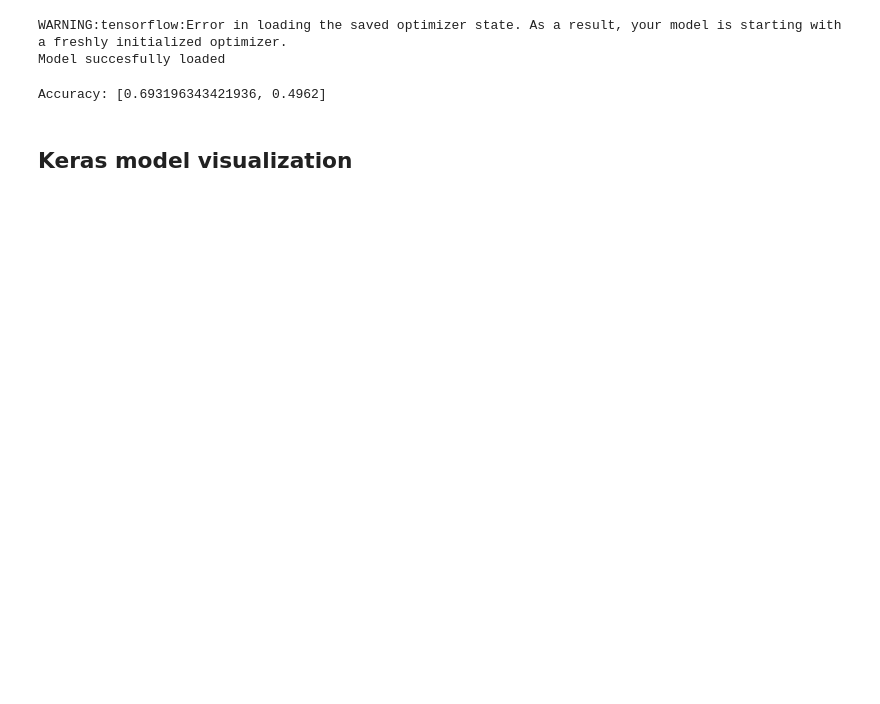
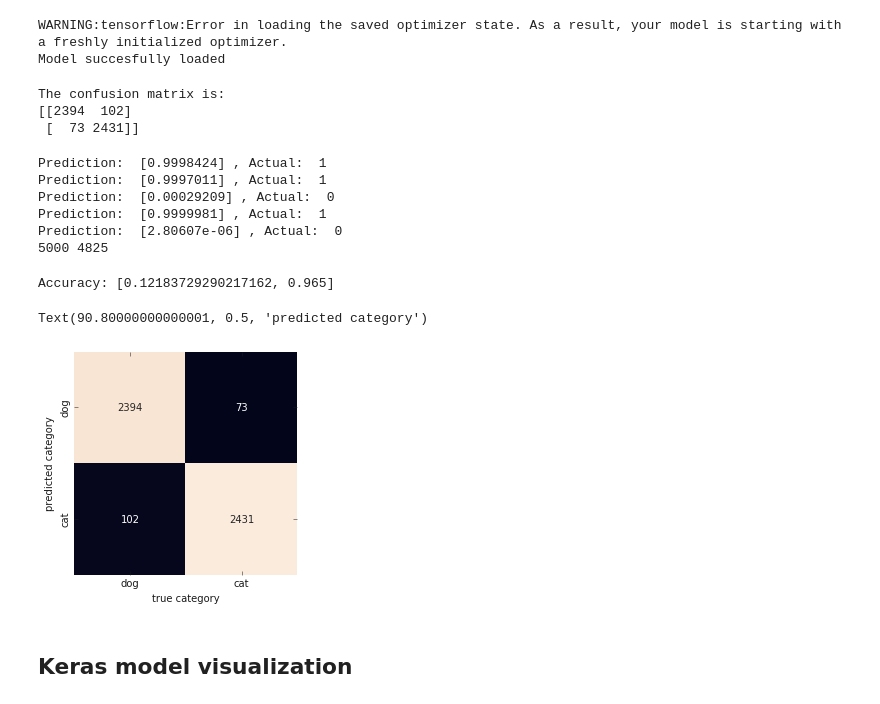
Before and after one commit to robbedec/bachproef-automl, a Jupyter notebook: notebooks/autokeras-v2.ipynb, the cells around one changed output. Cells and saved outputs as stored; diff of their text form; code cells hidden in the pictures; blank space fills up the shorter version.

```diff
--- a/notebooks/autokeras-v2.ipynb
+++ b/notebooks/autokeras-v2.ipynb
@@ -71,20 +71,14 @@ x_test = np.array([data[0] for data in test], 'float32')
 y_train = [data[1] for data in train]
 y_test = [data[1] for data in test]
 # %%
-#x_train = np.array(x_train).reshape(-1,SIZE,SIZE,1)
-#x_test = np.array(x_test).reshape(-1,SIZE,SIZE,1)
-x_train = x_train.reshape(x_train.shape[0], 50, 50)
-x_test = x_test.reshape(x_test.shape[0], 50, 50)
+x_train = np.array(x_train).reshape(-1,SIZE,SIZE,1)
+x_test = np.array(x_test).reshape(-1,SIZE,SIZE,1)
 
-#x_train /= 255
-#x_test /= 255
+x_train /= 255
+x_test /= 255
 
 y_train = np.array(y_train)
 y_test = np.array(y_test)
-
-#from tensorflow.keras.utils import to_categorical
-#y_train = to_categorical(y_train)
-#y_test = to_categorical(y_test)
 
 print(x_train.shape)
 print(y_train.shape)
@@ -132,6 +199,10 @@ y_prediction = model.predict(x_test)
 y_prediction = [int(round(p[0])) for p in y_prediction]
 print('The confusion matrix is: ')
 print(str(confusion_matrix(y_test, y_prediction)))
+# %% [output]
+The confusion matrix is:
+[[2394  102]
+ [  73 2431]]
 # %%
 instances = 0
 correct_ones = 0
@@ -139,31 +210,40 @@ correct_ones = 0
 for i in range(0, len(predictions)):
     if i < 5:
         print("Prediction: ", predictions[i], ", Actual: ", y_test[i])
-    if predictions[i] == y_test[i]:
+    if predictions[i].round() == y_test[i]:
         correct_ones += 1
     instances += 1
 
 print(instances, correct_ones)
+# %% [output]
+Prediction:  [0.9998424] , Actual:  1
+Prediction:  [0.9997011] , Actual:  1
+Prediction:  [0.00029209] , Actual:  0
+Prediction:  [0.9999981] , Actual:  1
+Prediction:  [2.80607e-06] , Actual:  0
+5000 4825
 # %%
 score = model.evaluate(x_test, y_test)
 # %%
 print('Accuracy: {accuracy}'.format(accuracy=score))
 # %% [output]
-Accuracy: [0.693196343421936, 0.4962]
+Accuracy: [0.12183729290217162, 0.965]
 # %%
 from sklearn.metrics import confusion_matrix
 import matplotlib.pyplot as plt
 import seaborn as sns;sns.set()
-
 plt.style.use('classic')
 %matplotlib inline
 
-mat = confusion_matrix(y_test, predictions)
+mat = confusion_matrix(y_test, predictions.round())
 labels = ['dog', 'cat']
 
 sns.heatmap(mat.T, square=True, annot=True, fmt='d', cbar=False, xticklabels=labels, yticklabels=labels)
 plt.xlabel('true category')
 plt.ylabel('predicted category')
+# %% [output]
+Text(90.80000000000001, 0.5, 'predicted category')
+[figure, added]
 # %% [markdown]
 ## Keras model visualization
 # %%
```
Also changed, not shown: parts of 7 cells of this notebook, 2 other files.
